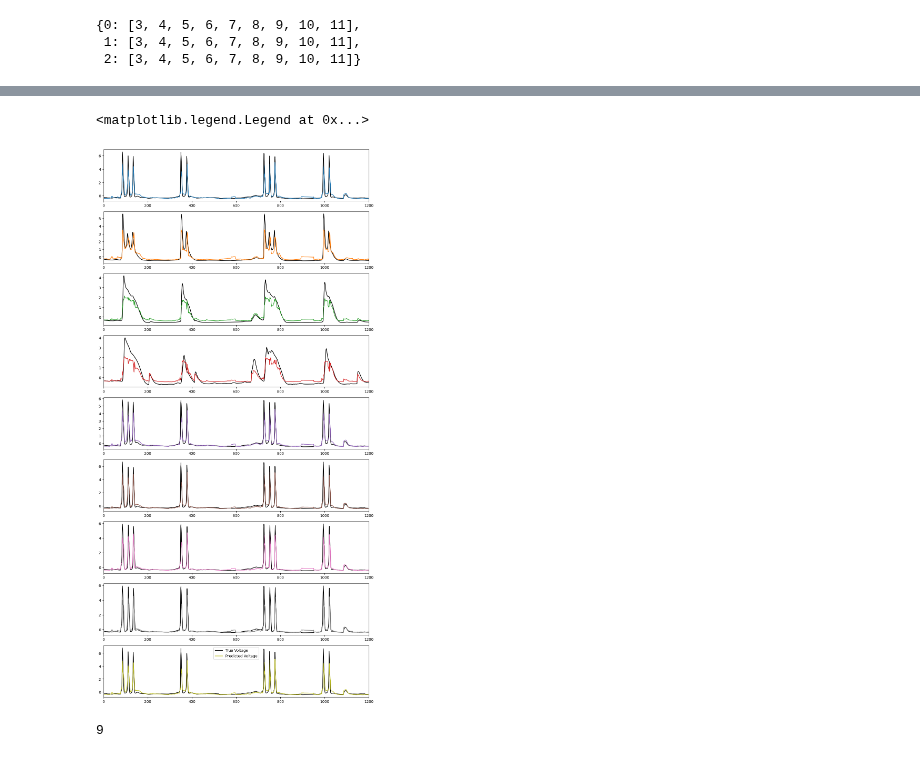
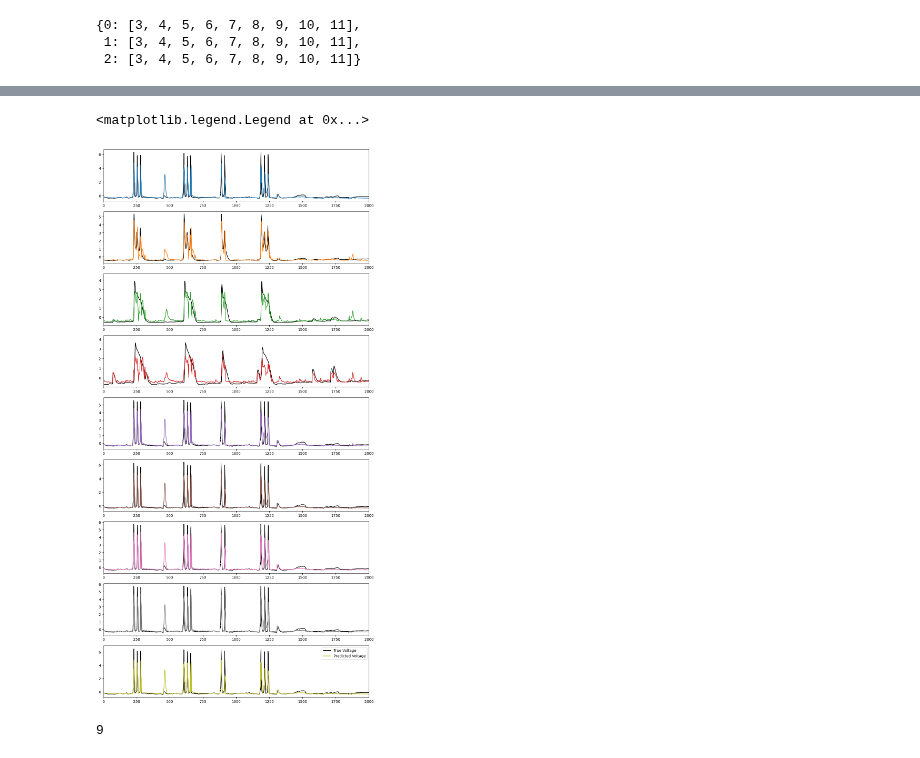
Before and after one commit to ntolley/bayesian_surrogates, a Jupyter notebook: single_cell_noise.ipynb, the cells around one changed output, grey strips where cells are left out. Drawn from its saved outputs; the diff is of its cells as text; code cells hidden in the pictures.

```diff
--- a/single_cell_noise.ipynb
+++ b/single_cell_noise.ipynb
@@ -20,7 +20,7 @@ num_cores = multiprocessing.cpu_count()
 # %%
 #LSTM/GRU architecture for decoding
 class model_lstm(nn.Module):
-    def __init__(self, input_size, output_size, hidden_dim=50, n_layers=2, dropout=0.1, device='cuda:0', bidirectional=False):
+    def __init__(self, input_size, output_size, hidden_dim=50, n_layers=3, dropout=0.1, device='cuda:0', bidirectional=False):
         super(model_lstm, self).__init__()
 
         #multiplier based on bidirectional parameter
@@ -46,26 +46,30 @@ class model_lstm(nn.Module):
 
     def forward(self, x):
         batch_size = x.size(0)
-        seq_len = x.size(1)
+        # seq_len = x.size(1)
 
         # Initializing hidden state for first input using method defined below
         hidden = self.init_hidden(batch_size)
 
-        out_tensor = torch.zeros(x.size(0), x.size(1), self.output_size).to(device)
-        x_input = x[:, 0:1, :]  # weird indexing to maintain 3D shape for tensor
-        for time_idx in range(seq_len):
-            # Passing in the input and hidden state into the model and obtaining outputs
-            out, hidden = self.lstm(x_input, hidden)
+        out, hidden = self.lstm(x, hidden)
+        out = out.contiguous()
+        out = self.fc(out)
 
-            # Reshaping the outputs such that it can be fit into the fully connected layer
-            out = out.contiguous()
-            out = self.fc(out)
-            out_tensor[:, time_idx:(time_idx+1), :] = out.clone()
+        # out_tensor = torch.zeros(x.size(0), x.size(1), self.output_size).to(device)
+        # x_input = x[:, 0:1, :]  # weird indexing to maintain 3D shape for tensor
+        # for time_idx in range(seq_len):
+        #     # Passing in the input and hidden state into the model and obtaining outputs
+        #     out, hidden = self.lstm(x_input, hidden)
 
-            x_input = x[:, (time_idx+1):(time_idx+2), :].clone()
-            x_input[:, :, :self.output_size] = out.clone()
+        #     # Reshaping the outputs such that it can be fit into the fully connected layer
+        #     out = out.contiguous()
+        #     out = self.fc(out)
+        #     out_tensor[:, time_idx:(time_idx+1), :] = out.clone()
 
-        return out_tensor
+        #     x_input = x[:, (time_idx+1):(time_idx+2), :]
+        #     x_input[:, :, :self.output_size] = out.clone()
+
+        return out
 
     def init_hidden(self, batch_size):
         # This method generates the first hidden state of zeros which we'll use in the forward pass
@@ -208,7 +212,7 @@ class MultiComp_Dataset(torch.utils.data.Dataset):
         self.sim_data_tensor = self.process_data(self.sim_data)
 
         # X is one step behind y
-        self.X_tensor = self.sim_data_tensor[:, :-1, :]
+        self.X_tensor = self.sim_data_tensor[:, :-1, n_voltages:]
         self.y_tensor = self.sim_data_tensor[:, 1:, :n_voltages]
         assert self.X_tensor.shape[0] == self.y_tensor.shape[0]
         self.num_samples = self.X_tensor.shape[0]
@@ -308,16 +317,16 @@ test_pred = test_pred.squeeze()
 # %%
 
 plt.figure(figsize=(13,3 * output_size))
 
 for idx in range(output_size):
     plt.subplot(output_size, 1, idx+1)
     plt.plot(validation_set[:][1][:,-1,idx].detach().cpu().numpy(), color='k', label='True Voltage')
     plt.plot(test_pred[:,idx], color=f'C{idx}', label='Predicted Voltage')
-    plt.xlim(0,1200)
+    plt.xlim(0,2000)
 plt.legend()
 # %% [output]
 <matplotlib.legend.Legend at 0x...>
-[figure, old version]
+[figure, new version]
 # %%
 output_size
 # %% [output]
```
Also changed, not shown: parts of 3 cells of this notebook, 1 other file.
